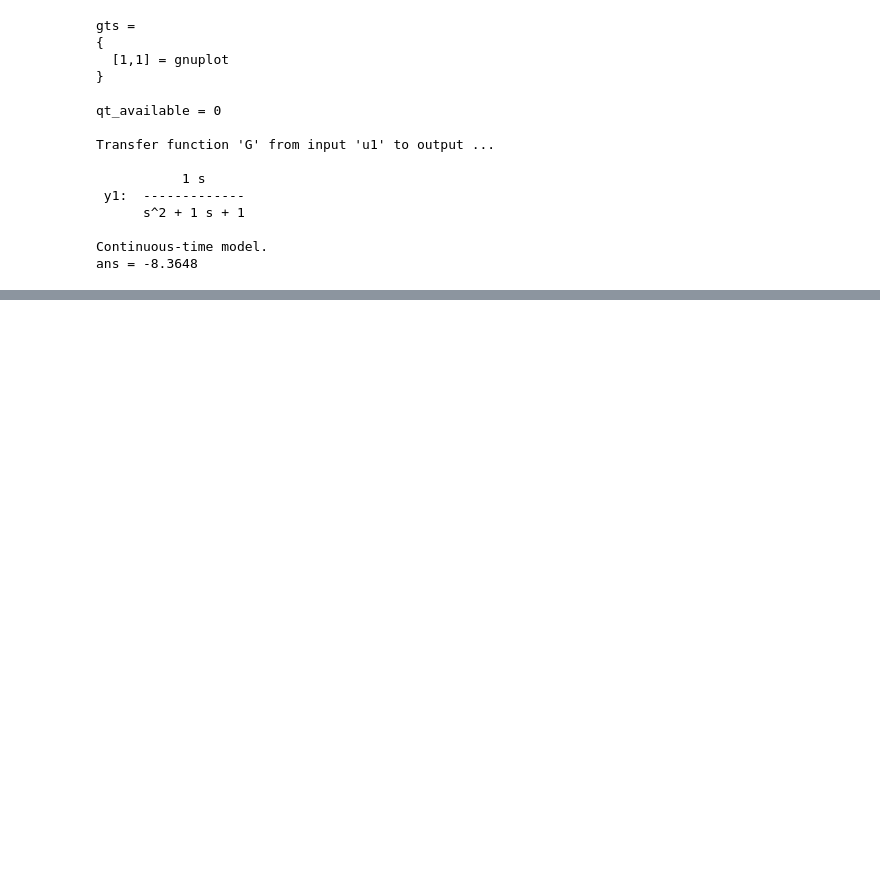
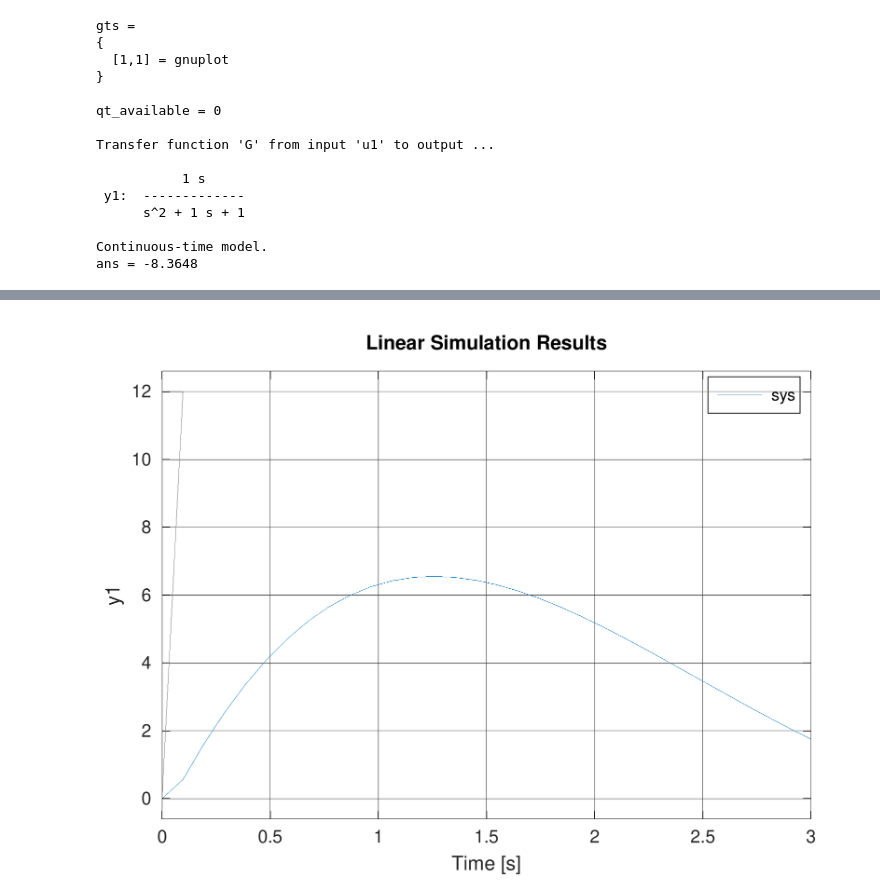
Before and after one commit to allaltune/HCSPD_2024, a Jupyter notebook: Semana 1/Actividad semana 1.ipynb, the cells around one changed output, grey strips where cells are left out. Saved outputs shown, nothing was run; the diff lists cells and outputs as text; code cells hidden in the pictures; blank space fills up the shorter version.

```diff
--- a/Semana 1/Actividad semana 1.ipynb
+++ b/Semana 1/Actividad semana 1.ipynb
@@ -165,0 +168,6 @@ FileNotFoundError: [Errno 2] No such file or directory: '/content/Calculo_RLC_An
+# %%
+from PIL import Image
+imt = Image.open("/content/Vars_temporal.png")
+imt
+# %% [output]
+[figure, added]
```
Also changed, not shown: parts of 2 cells of this notebook.
